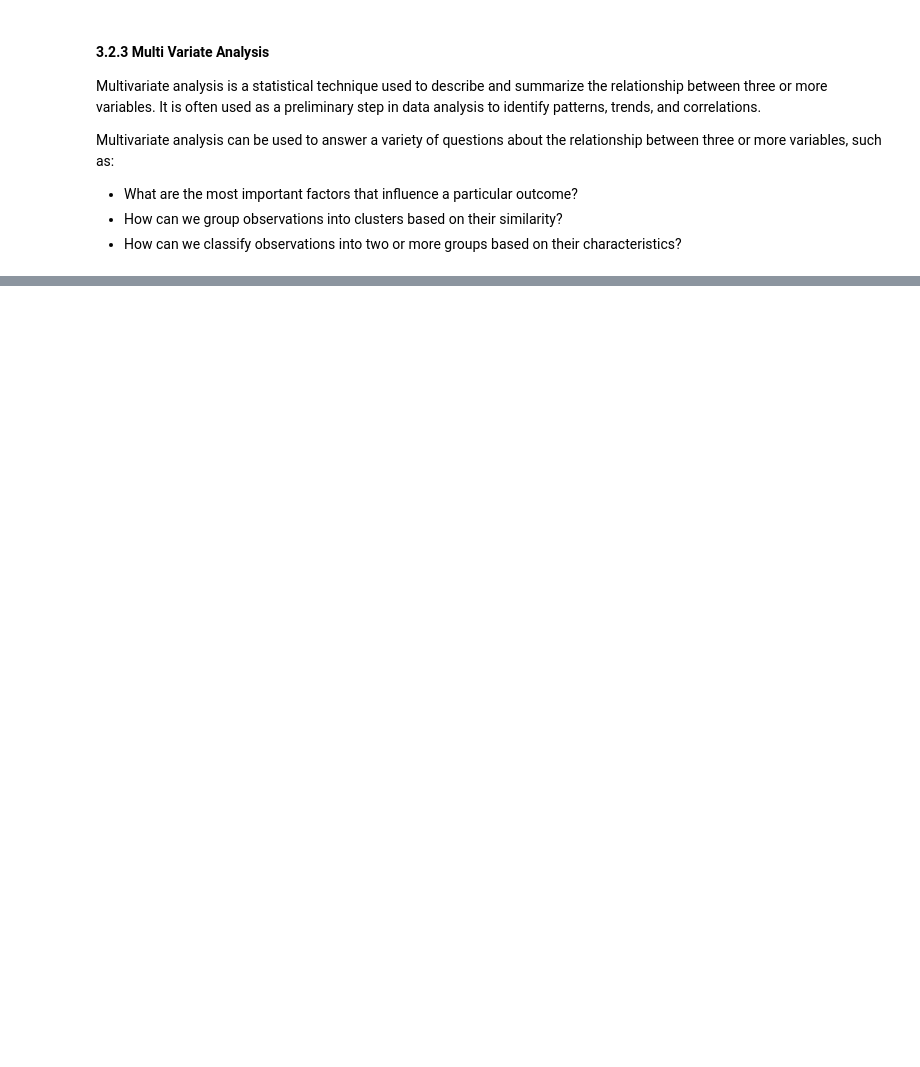
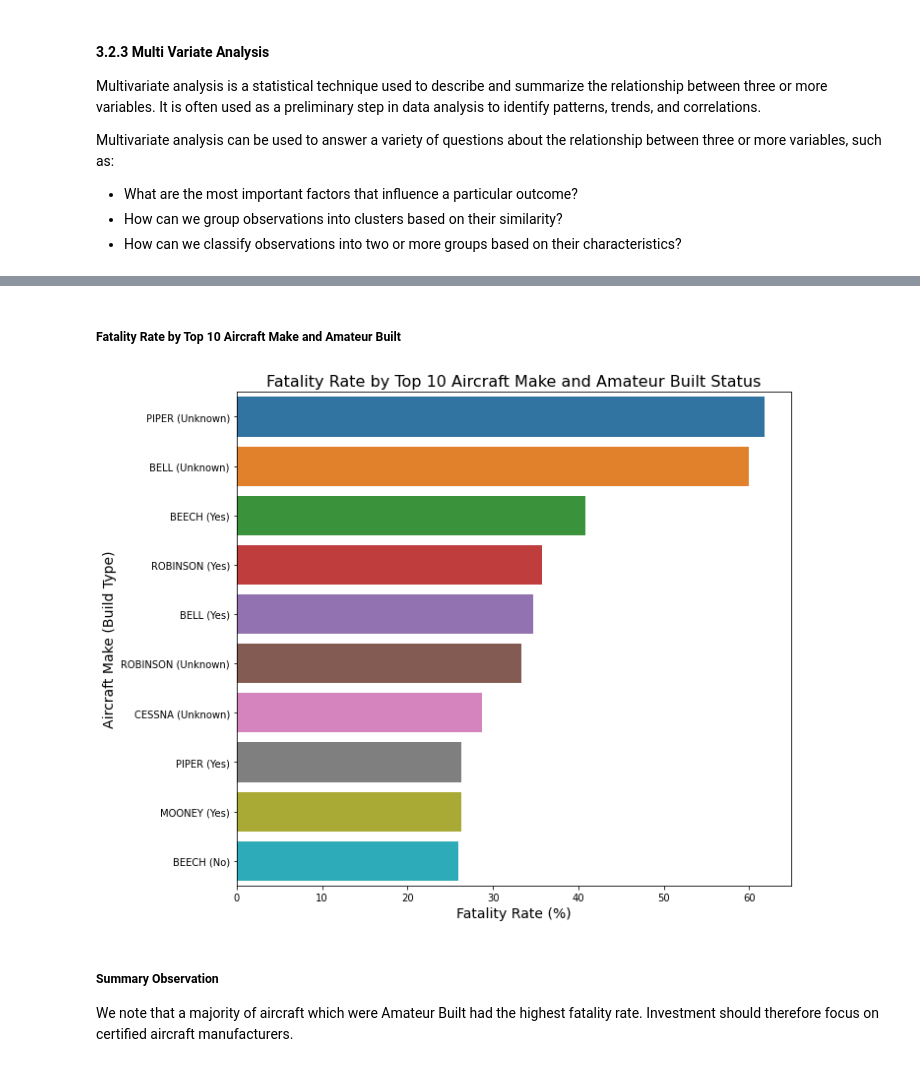
Before and after one commit to HuldahCR/Aircraft-Risk-Assessment-Phase-One-Project, a Jupyter notebook: Draft_Risk_Assessment.ipynb, the cells around one changed output, grey strips where cells are left out. Drawn from its saved outputs; the diff is of its cells as text; code cells hidden in the pictures; blank space fills up the shorter version.

```diff
--- a/Draft_Risk_Assessment.ipynb
+++ b/Draft_Risk_Assessment.ipynb
@@ -3112,0 +3265,37 @@ Multivariate analysis can be used to answer a variety of questions about the rel
+# %% [markdown]
+##### Fatality Rate by Top 10 Aircraft Make and Amateur Built
+# %%
+#groupby the Make, Amateur Built and the columns to compute Fatality Rate
+df_grouped_3= df_top_makes.groupby(['Make', 'Amateur_Built']).agg({
+    'Total_Fatal_Injuries': 'sum',
+    'Total_Aboard': 'sum'
+}).reset_index()
+
+
+#compute fatality rate
+df_grouped_3['Fatality_Rate(%)'] = (df_grouped_3['Total_Fatal_Injuries'] / df_grouped_3['Total_Aboard']) * 100
+
+# Sort and filter top riskiest
+df_grouped_3_sorted = df_grouped_3.sort_values('Fatality_Rate(%)', ascending=False).head(10)
+
+# Combine Make + Build for labeling
+df_grouped_3_sorted['Make_Build'] = df_grouped_3_sorted['Make'] + " (" + df_grouped_3_sorted['Amateur_Built'] + ")"
+
+# Plotting bargraph
+plt.figure(figsize=(10, 8))
+sns.barplot(
+    data=df_grouped_3_sorted,
+    x='Fatality_Rate(%)',
+    y='Make_Build'
+)
+plt.title('Fatality Rate by Top 10 Aircraft Make and Amateur Built Status', fontsize = 16)
+plt.xlabel('Fatality Rate (%)', fontsize = 14)
+plt.ylabel('Aircraft Make (Build Type)', fontsize=14)
+plt.tight_layout()
+plt.show()
+# %% [output]
+[figure, added]
+# %% [markdown]
+##### Summary Observation
+
+We note that a majority of aircraft which were Amateur Built had the highest fatality rate. Investment should therefore focus on certified aircraft manufacturers.
```
Also changed, not shown: parts of 31 cells of this notebook, 1 other file.
